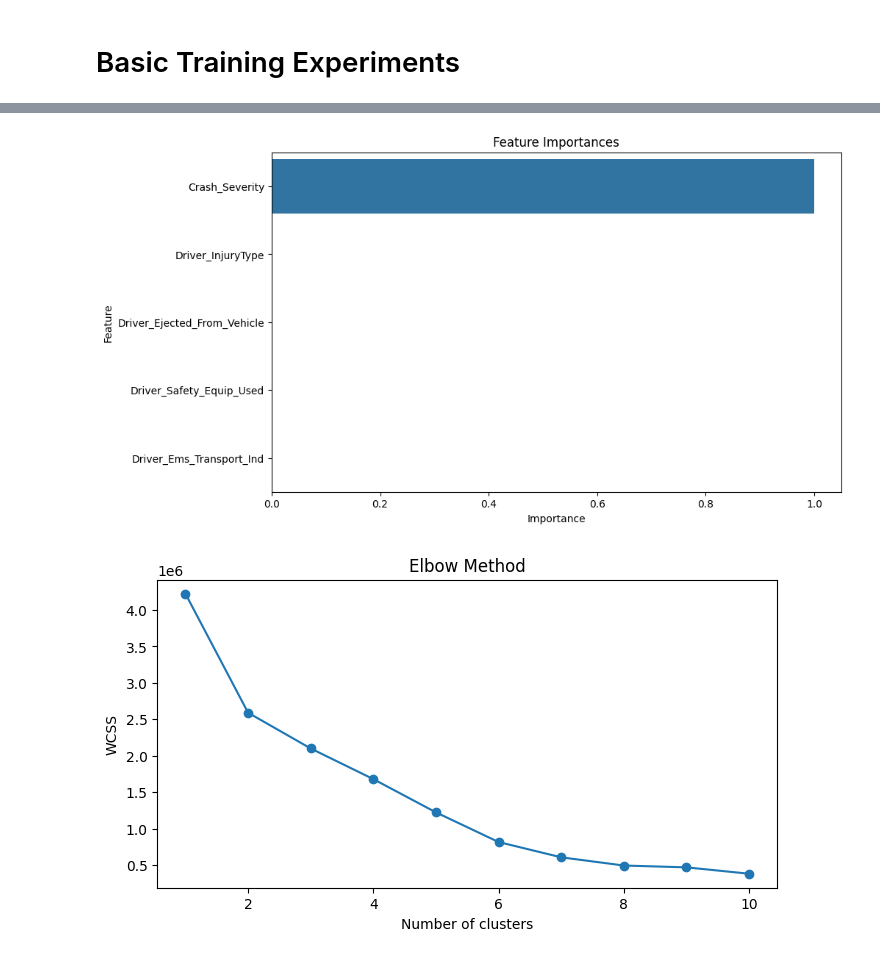
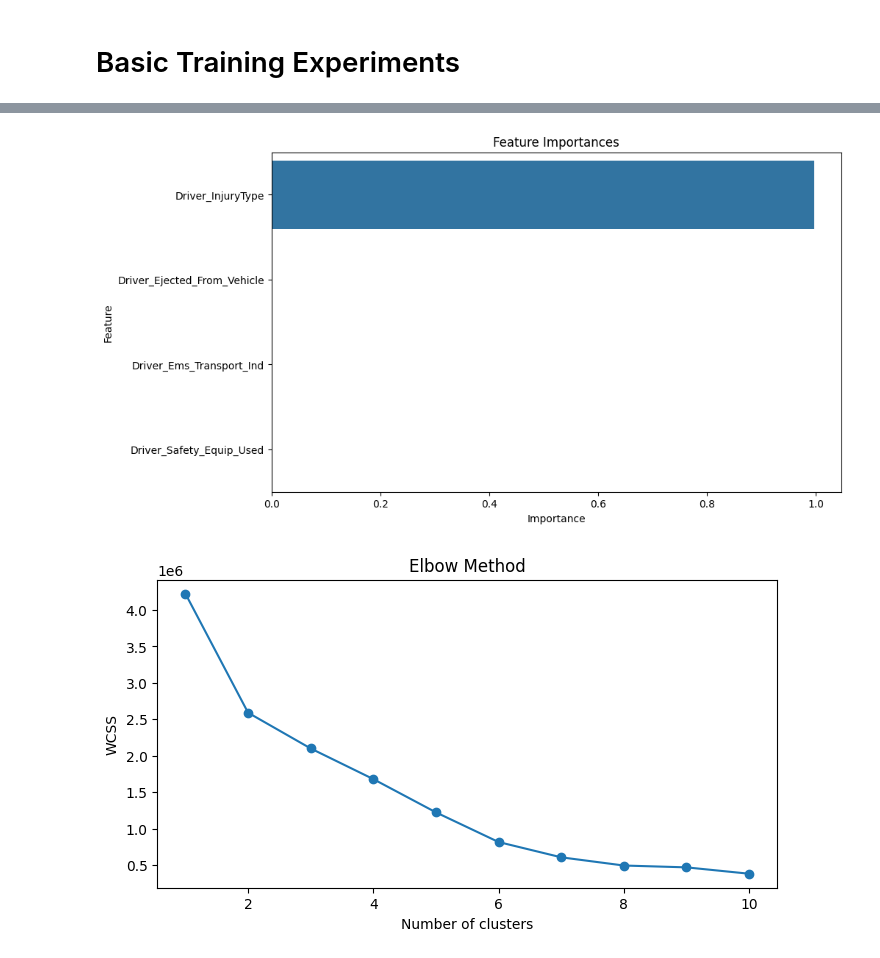
Before and after one commit to IdeaKing/ml4va, a Jupyter notebook: 01_data_experiments.ipynb, the cells around one changed output, grey strips where cells are left out. Saved outputs shown, nothing was run; the diff lists cells and outputs as text; code cells hidden in the pictures.

```diff
--- a/01_data_experiments.ipynb
+++ b/01_data_experiments.ipynb
@@ -70,9 +33,0 @@ memory usage: 418.9+ MB
-# %%
-# Columns and number of missing values from high to low
-print(f"Number of missing values (high to low): \n {data.isnull().sum().sort_values(ascending=False)}")
-
-# Drop columsn with more than 90% missing values
-data = data.dropna(thresh=0.7*data.shape[0], axis=1)
-
-print(f"Number of missing values after the drop (high to low): \n {data.isnull().sum().sort_values(ascending=False)}")
-print(f"Number of columns: {len(data.columns)}")
@@ -138,7 +33,0 @@ for column in data.columns:
-# %%
-# Flatten the lists
-for column in data.columns:
-    if data[column].dtype == "object":
-        data[column] = data[column].apply(lambda x: x if type(x) != list else x[0] if len(x) > 0 else None)
-
-data.head()
@@ -153,13 +33,0 @@ data.head()
-# %%
-# One hot encode
-# Identify categorical variables
-categorical_vars = data.select_dtypes(include=['object']).columns.tolist()
-print("Categorical variables:")
-print(categorical_vars)
-
-# Initialize the encoder
-encoder = OrdinalEncoder()
-
-# Encode categorical variables
-data[categorical_vars] = data[categorical_vars].fillna('Missing')
-data[categorical_vars] = encoder.fit_transform(data[categorical_vars])# Encode categorical values
@@ -220,5 +339,17 @@ Name: Crash_Severity, dtype: float64
 target = 'Crash_Severity'  # Adjust to match the exact column name in your dataset
 
 # Create the feature matrix X and target vector y
-X = data[selected_features]
+X = data[selected_features].drop(columns=[target])
 y = data[target]
+
+
+print(X.columns)
+print(y)
+
+# plot y graph
+plt.figure(figsize=(10, 5))
+sns.histplot(y, kde=True)
+plt.title('Distribution of Crash Severity')
+plt.xlabel('Crash Severity')
+plt.ylabel('Frequency')
+plt.show()
@@ -252,17 +411,17 @@ R^2 Score: 1.0
 # %%
 # Get feature importances
 importances = rf.feature_importances_
-feature_importance = pd.Series(importances, index=selected_features).sort_values(ascending=False)
+feature_importance = pd.Series(importances, index=[s for s in selected_features if s != target]).sort_values(ascending=False)
 
 # Visualize feature importances
 plt.figure(figsize=(10, 6))
 sns.barplot(x=feature_importance.values, y=feature_importance.index)
 plt.title("Feature Importances")
 plt.xlabel("Importance")
 plt.ylabel("Feature")
 plt.show()
 # %% [output]
-[figure, old version]
+[figure, new version]
 # %%
 # Standardize the features
 scaler = StandardScaler()
```
Also changed, not shown: parts of 27 cells of this notebook, 1 other file.
